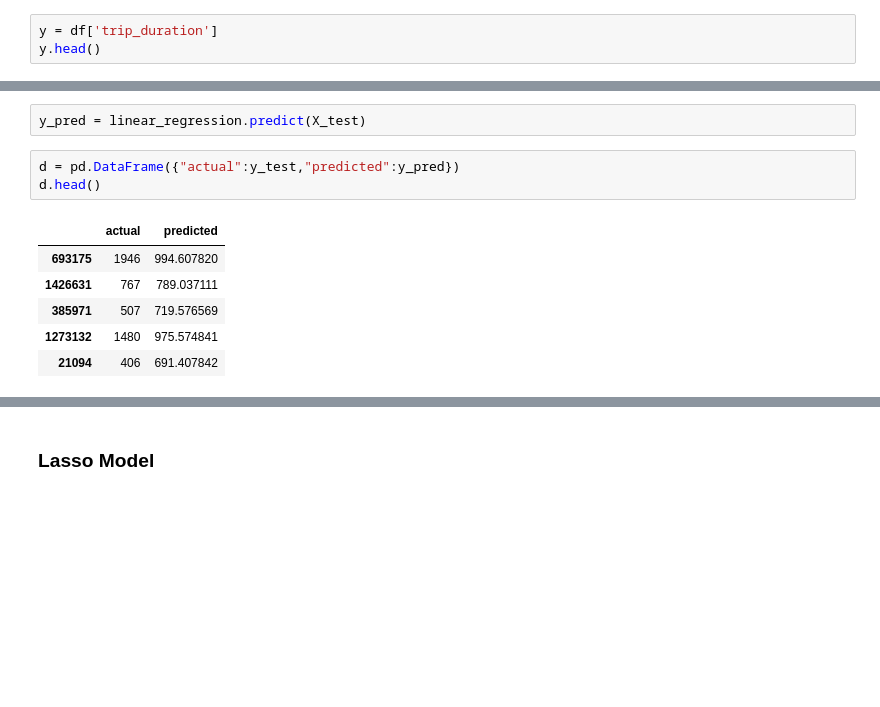
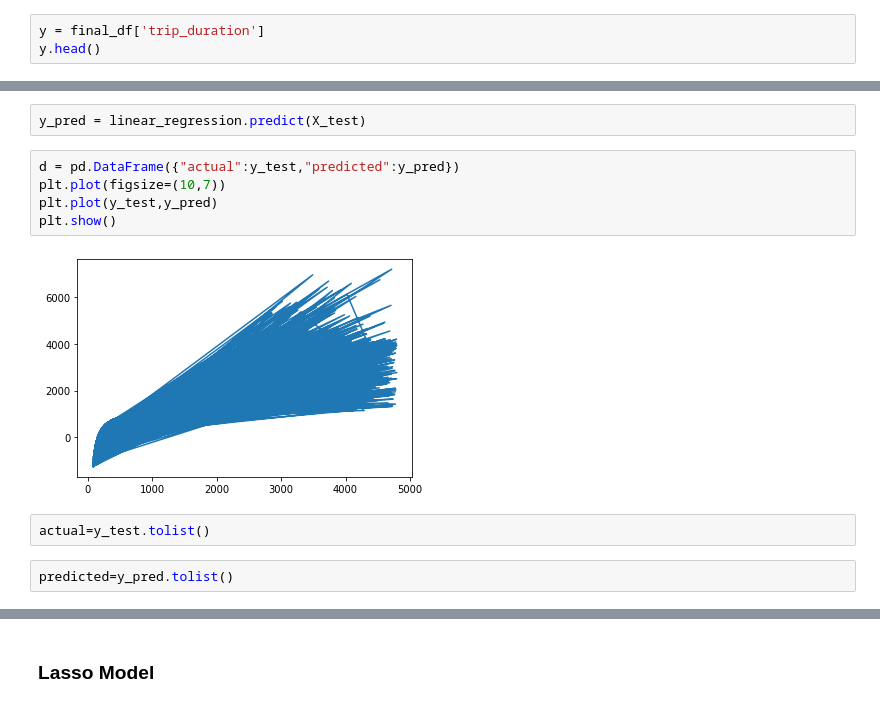
Before and after one commit to B-Murali-Krishna/NYC_Taxi_Trip_Time_Prediction--Capstone_Project, a Jupyter notebook: NYC_Taxi_Trip_Time_Prediction.ipynb, the cells around one changed output, grey strips where cells are left out. Saved outputs shown, nothing was run; the diff lists cells and outputs as text; blank space fills up the shorter version.

```diff
--- a/NYC_Taxi_Trip_Time_Prediction.ipynb
+++ b/NYC_Taxi_Trip_Time_Prediction.ipynb
@@ -837,5 +780,5 @@ from sklearn.model_selection import train_test_split
 # %%
-y = df['trip_duration']
+y = final_df['trip_duration']
 y.head()
 # %% [output]
 0     455
@@ -901,11 +844,12 @@ y_pred_train =linear_regression.predict(X_train)
 y_pred = linear_regression.predict(X_test)
 # %%
 d = pd.DataFrame({"actual":y_test,"predicted":y_pred})
-d.head()
+plt.plot(figsize=(10,7))
+plt.plot(y_test,y_pred)
+plt.show()
 # %% [output]
-|  | actual | predicted |
-| 693175 | 1946 | 994.607820 |
-| 1426631 | 767 | 789.037111 |
-| 385971 | 507 | 719.576569 |
-| 1273132 | 1480 | 975.574841 |
-| 21094 | 406 | 691.407842 |
+[figure, added]
+# %%
+actual=y_test.tolist()
+# %%
+predicted=y_pred.tolist()
```
Also changed, not shown: parts of 90 cells of this notebook.
